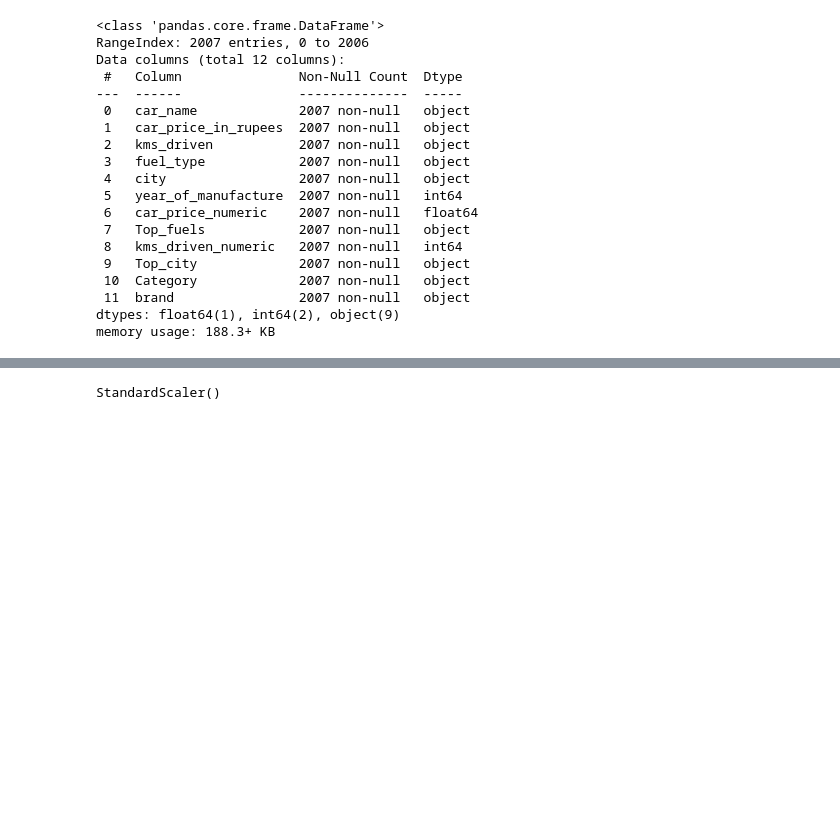
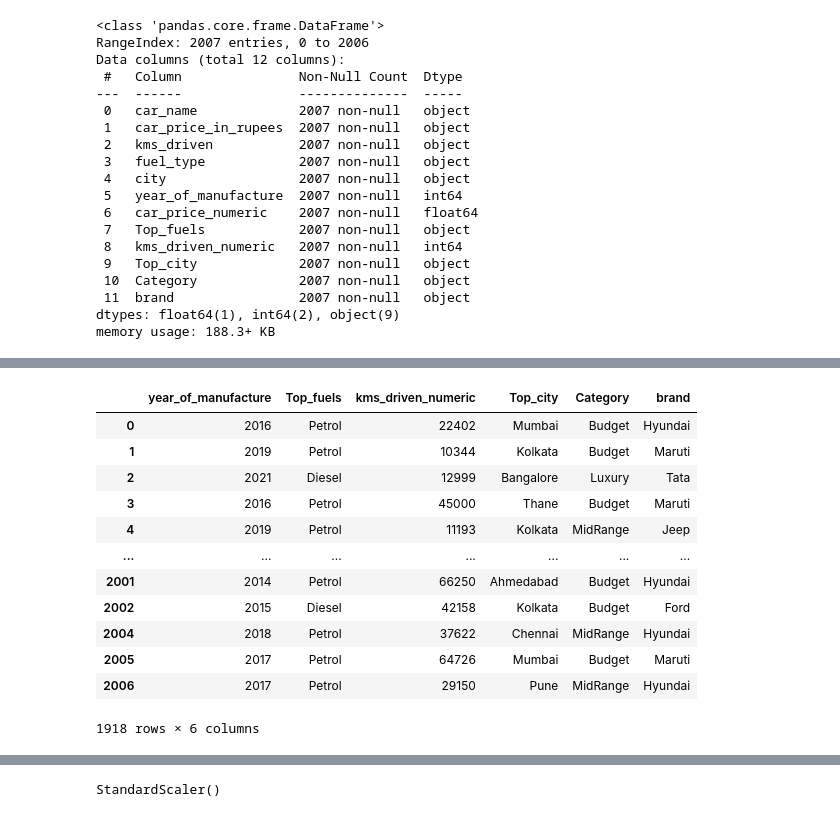
Before and after one commit to TusharKumarChopra/Car-Price-Predictor, a Jupyter notebook: UsedCarPricePredictor.ipynb, the cells around one changed output, grey strips where cells are left out. Drawn from its saved outputs; the diff is of its cells as text; code cells hidden in the pictures; blank space fills up the shorter version.

```diff
--- a/UsedCarPricePredictor.ipynb
+++ b/UsedCarPricePredictor.ipynb
@@ -379,4 +387,20 @@ X = df_modified.drop(['car_name','car_price_in_rupees','kms_driven','fuel_type',
 y = df_modified['car_price_numeric']
+# %%
+X
+# %% [output]
+|  | year_of_manufacture | Top_fuels | kms_driven_numeric | Top_city | Category | brand |
+| 0 | 2016 | Petrol | 22402 | Mumbai | Budget | Hyundai |
+| 1 | 2019 | Petrol | 10344 | Kolkata | Budget | Maruti |
+| 2 | 2021 | Diesel | 12999 | Bangalore | Luxury | Tata |
+| 3 | 2016 | Petrol | 45000 | Thane | Budget | Maruti |
+| 4 | 2019 | Petrol | 11193 | Kolkata | MidRange | Jeep |
+| ... | ... | ... | ... | ... | ... | ... |
+| 2001 | 2014 | Petrol | 66250 | Ahmedabad | Budget | Hyundai |
+| 2002 | 2015 | Diesel | 42158 | Kolkata | Budget | Ford |
+| 2004 | 2018 | Petrol | 37622 | Chennai | MidRange | Hyundai |
+| 2005 | 2017 | Petrol | 64726 | Mumbai | Budget | Maruti |
+| 2006 | 2017 | Petrol | 29150 | Pune | MidRange | Hyundai |
+1918 rows × 6 columns
 # %%
 X = pd.get_dummies(X, columns=['brand', 'Top_fuels','Top_city','Category'], drop_first=True)  # One-hot encoding
 # %%
```
Also changed, not shown: parts of 20 cells of this notebook.
